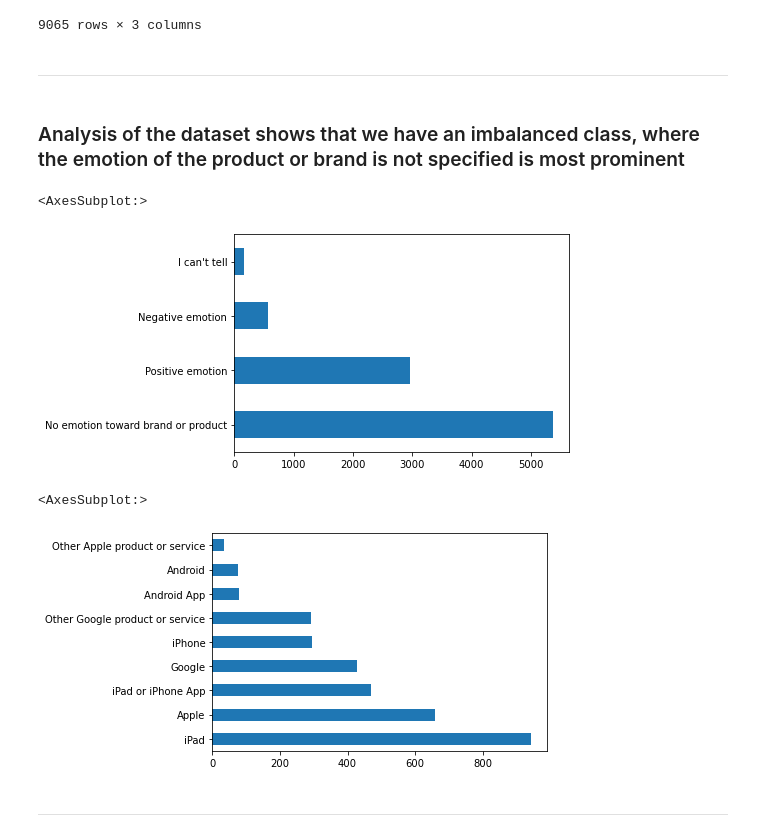
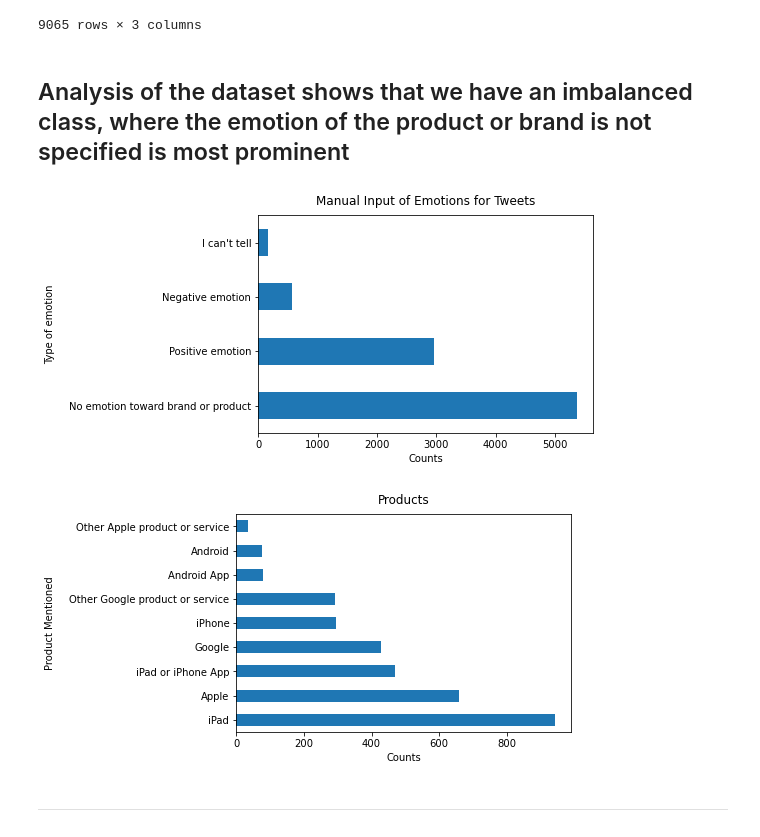
Before and after one commit to RaymondLeong94/Flatiron-Project-4-, a Jupyter notebook: Project 4 Draft.ipynb, the cells around one changed output. Drawn from its saved outputs; the diff is of its cells as text; code cells hidden in the pictures.

```diff
--- a/Project 4 Draft.ipynb
+++ b/Project 4 Draft.ipynb
@@ -119,23 +112,26 @@ df
 | 9090 | Google's Zeiger, a physician neve... | NaN | No emotion toward brand or product |
 | 9091 | Some Verizon iPhone customers com... | NaN | No emotion toward brand or product |
 9065 rows × 3 columns
-# %% [markdown]
-_________________
 # %% [markdown]
-### Analysis of the dataset shows that we have an imbalanced class, where the emotion of the product or brand is not specified is most prominent
+## Analysis of the dataset shows that we have an imbalanced class, where the emotion of the product or brand is not specified is most prominent
 # %%
 #we can see clearly that 'no emotion' is the most pervalent outcome for our target variable.
+import matplotlib.pyplot as plt
 df= df.convert_dtypes(str)
-df.is_there_an_emotion_directed_at_a_brand_or_product.value_counts().plot(kind='barh', stacked = False)
+df.is_there_an_emotion_directed_at_a_brand_or_product.value_counts().plot(kind='barh', stacked = False,)
+plt.xlabel("Counts")
+plt.ylabel("Type of emotion", labelpad=14)
+plt.title("Manual Input of Emotions for Tweets", y=1.02);
 # %% [output]
-<AxesSubplot:>
-[figure, old version]
+[figure, new version]
 # %%
 #this needs to be cleaned, furthermore we need to isolate some stuff
 df.emotion_in_tweet_is_directed_at.value_counts().plot(kind='barh', stacked = False)
+plt.xlabel("Counts")
+plt.ylabel("Product Mentioned", labelpad=14)
+plt.title("Products", y=1.02);
 # %% [output]
-<AxesSubplot:>
-[figure, old version]
+[figure, new version]
 # %% [markdown]
 ___________________
 # %% [markdown]
```
Also changed, not shown: parts of 54 cells of this notebook.
